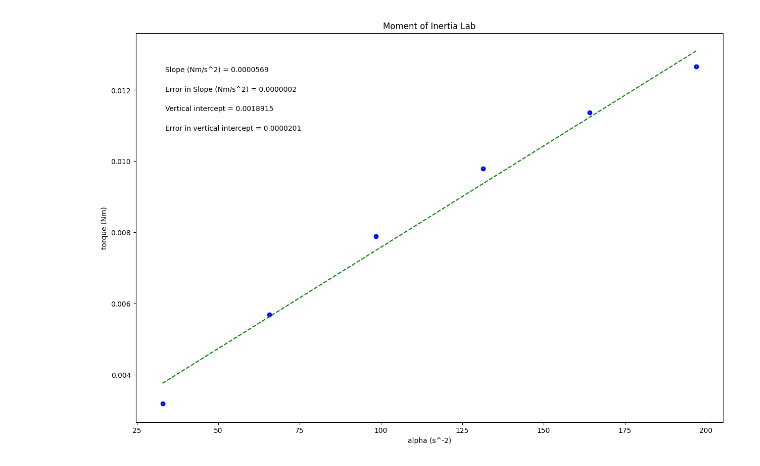
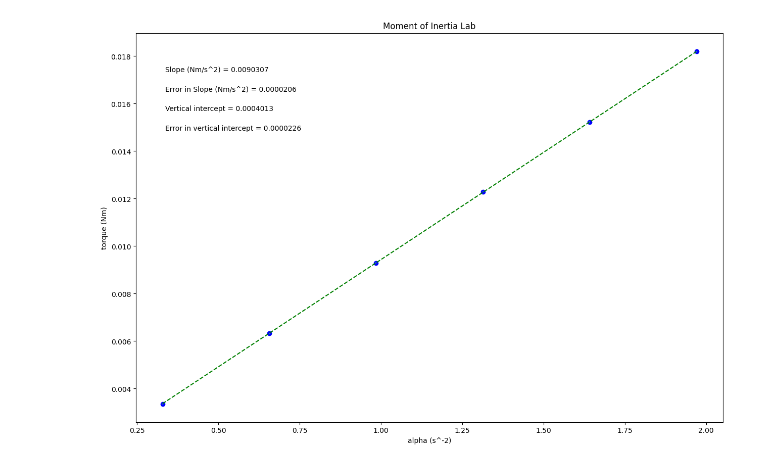
Before and after one commit to Raeiali/PHSX221, a Jupyter notebook: RFloyd_MomentOfInertiaLab.ipynb, the cells around one changed output. Saved outputs shown, nothing was run; the diff lists cells and outputs as text; code cells hidden in the pictures.

```diff
--- a/RFloyd_MomentOfInertiaLab.ipynb
+++ b/RFloyd_MomentOfInertiaLab.ipynb
@@ -20,28 +20,28 @@ import matplotlib.pyplot as plt
 
 
 alpha = np.array([
-32.8407225,
-65.68144499,
-98.52216749,
-131.36289,
-164.2036125,
-197.044335])
+0.328407225,
+0.65681445,
+0.985221675,
+1.3136289,
+1.642036125,
+1.97044335])
 
 torque = np.array([
-0.003185831,
-0.00569415,
-0.007885332,
-0.009797288,
-0.011369878,
-0.012661719])
+0.0033554,
+0.006334742,
+0.009296141,
+0.012284291,
+0.015224734,
+0.018191911])
 
 dtorque = np.array([
-2.06962E-05,
-2.1129E-05,
-2.20687E-05,
-2.32565E-05,
-2.44052E-05,
-2.5429E-05])
+2.17978E-05,
+2.3506E-05,
+2.60171E-05,
+2.916E-05,
+3.26795E-05,
+3.65355E-05])
 
 
 
@@ -110,31 +110,31 @@ elif annotation_placement==3 or annotation_placement==4:
 #Don't need to change anything in this section!
 
 #Plot data on graph. Plot error bars and place values for slope,
 #error in slope, and vertical intercept (plus error) on the plot using "annotate"
 
 plt.figure(figsize=(15,10))
 
 plt.plot(x, fit, color='green', linestyle='--')
 plt.scatter(x, y, color='blue', marker='o')
 
 plt.xlabel(x_label)
 plt.ylabel(y_label)
 plt.title(plot_title)
 
 plt.errorbar(x, y, yerr=dy, xerr=None, fmt="none") #don't need to plot x error bars
 
 plt.annotate('Slope ({}) = {value:.{digits}f}'.format(slope_units,value=m, digits=7),
              (xpos, ypos[0]), xycoords='axes fraction')
 
 plt.annotate('Error in Slope ({}) = {value:.{digits}f}'.format(slope_units,value=dm, digits=7),
              (xpos, ypos[1]), xycoords='axes fraction')
 
 plt.annotate('Vertical intercept = {value:.{digits}f}'.format(value=b, digits=7),
              (xpos, ypos[2]), xycoords='axes fraction')
 
 plt.annotate('Error in vertical intercept = {value:.{digits}f}'.format(value=db, digits=7),
              (xpos, ypos[3]), xycoords='axes fraction')
 
 plt.show()
 # %% [output]
-[figure, old version]
+[figure, new version]
```
